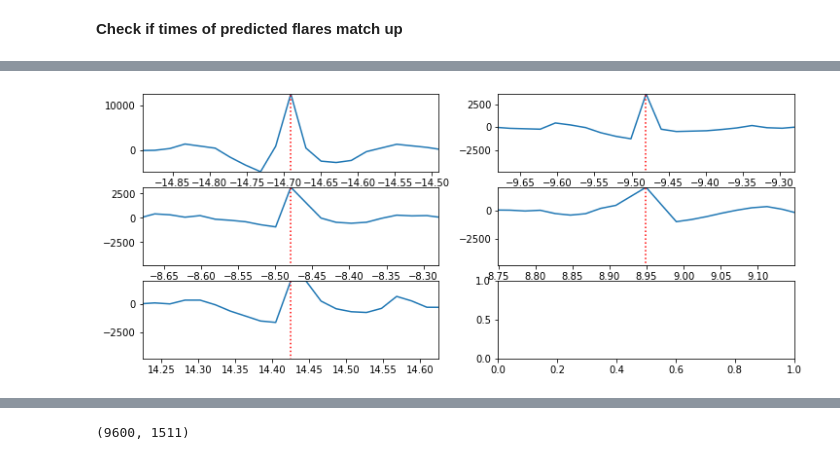
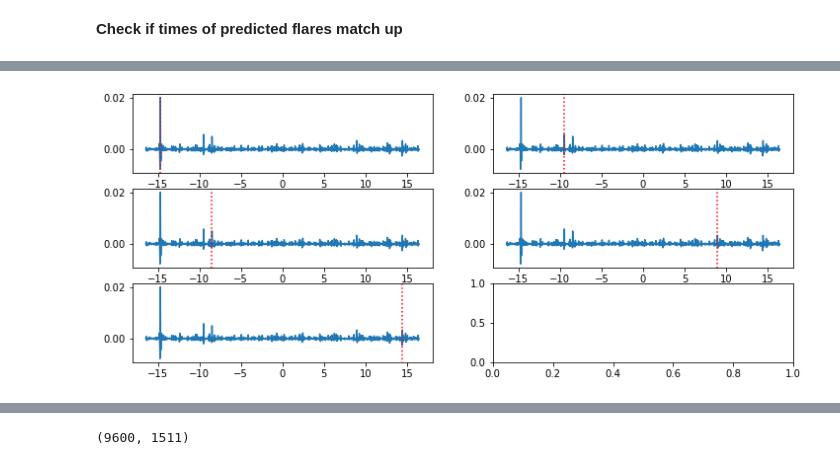
Before and after one commit to exoclam/epic-246301900, a Jupyter notebook: xoflares-epic246301900-pre-flare.ipynb, the cells around one changed output, grey strips where cells are left out. Cells and saved outputs as stored; diff of their text form; code cells hidden in the pictures.

```diff
--- a/xoflares-epic246301900-pre-flare.ipynb
+++ b/xoflares-epic246301900-pre-flare.ipynb
@@ -106,21 +106,25 @@ superflare = lc.loc[1569:1655] # area around the superflare
 # calculate reference (average) time
 def calculate_ref_time(lc):
     return 0.5 * (np.min(lc.TIME) + np.max(lc.TIME))
+
+# calculate normalized flux
+def normalize_flux(lc):
+    return (lc/np.median(lc)) - 1
 # %% [output]
 3255
 # %%
 # get a smoothed version of the light curve
-smooth = savgol_filter(pre.PDCSAP_FLUX, 13, polyorder=3)
-resid = pre.PDCSAP_FLUX - smooth
+norm_y = normalize_flux(pre.PDCSAP_FLUX)
+smooth = savgol_filter(norm_y, 13, polyorder=3)
+resid = norm_y - smooth
 mask = resid < 3.5*np.sqrt(np.mean(resid**2))
 
 plt.figure(figsize=(10, 5))
-plt.plot(pre.TIME, pre.PDCSAP_FLUX, "r")
-plt.plot(pre.TIME[mask], pre.PDCSAP_FLUX[mask], "k")
+plt.plot(pre.TIME, norm_y, "r")
+plt.plot(pre.TIME[mask], norm_y[mask], "k")
 plt.plot(pre.TIME, smooth)
 plt.xlabel("time [days]")
 plt.ylabel("de-trended flux [ppt]")
 plt.title("initial de-trended light curve")
-plt.ylim(580000, 680000)
 plt.xlim(pre.TIME.min(), pre.TIME.max());
 # %% [output]
@@ -191,2 +258,12 @@ plt.xlim(lc.time.min(), lc.time.max());
 # %% [markdown]
 **Check if times of predicted flares match up**
+# %%
+fig, axes = plt.subplots(ncols=2, nrows=np.ceil(npeaks/2).astype(int), figsize=[12,npeaks])
+axes = axes.flatten()
+for i in range(npeaks):
+    ax = axes[i]
+    ax.plot(x, y)
+    #ax.axvline(tpeaks[i], np.min(y), np.max(y), color='r', linestyle=':')
+    ax.axvline(tpeaks[i], -1, 1, color='r', linestyle=':')
+    ax.set_xlim(tpeaks[i]-0.2, tpeaks[i]+0.2)
+    #ax.set_ylim(np.min(y), np.max(ampls[i]+3))
@@ -193,11 +272,11 @@ plt.xlim(lc.time.min(), lc.time.max());
 # %%
 fig, axes = plt.subplots(ncols=2, nrows=np.ceil(npeaks/2).astype(int), figsize=[12,npeaks])
 axes = axes.flatten()
 for i in range(npeaks):
     ax = axes[i]
     ax.plot(x, y)
-    ax.axvline(tpeaks[i], np.min(y), np.max(y), color='r', linestyle=':')
-    ax.set_xlim(tpeaks[i]-0.2, tpeaks[i]+0.2)
-    ax.set_ylim(np.min(y), np.max(ampls[i]+3))
+    ax.axvline(tpeaks[i], -1, 1, color='r', linestyle=':')
+    #ax.set_xlim(tpeaks[i]-0.2, tpeaks[i]+0.2)
+    #ax.set_ylim(np.min(y), np.max(ampls[i]+3))
 # %% [output]
-[figure, old version]
+[figure, new version]
```
Also changed, not shown: parts of 35 cells of this notebook, 2 other files.
